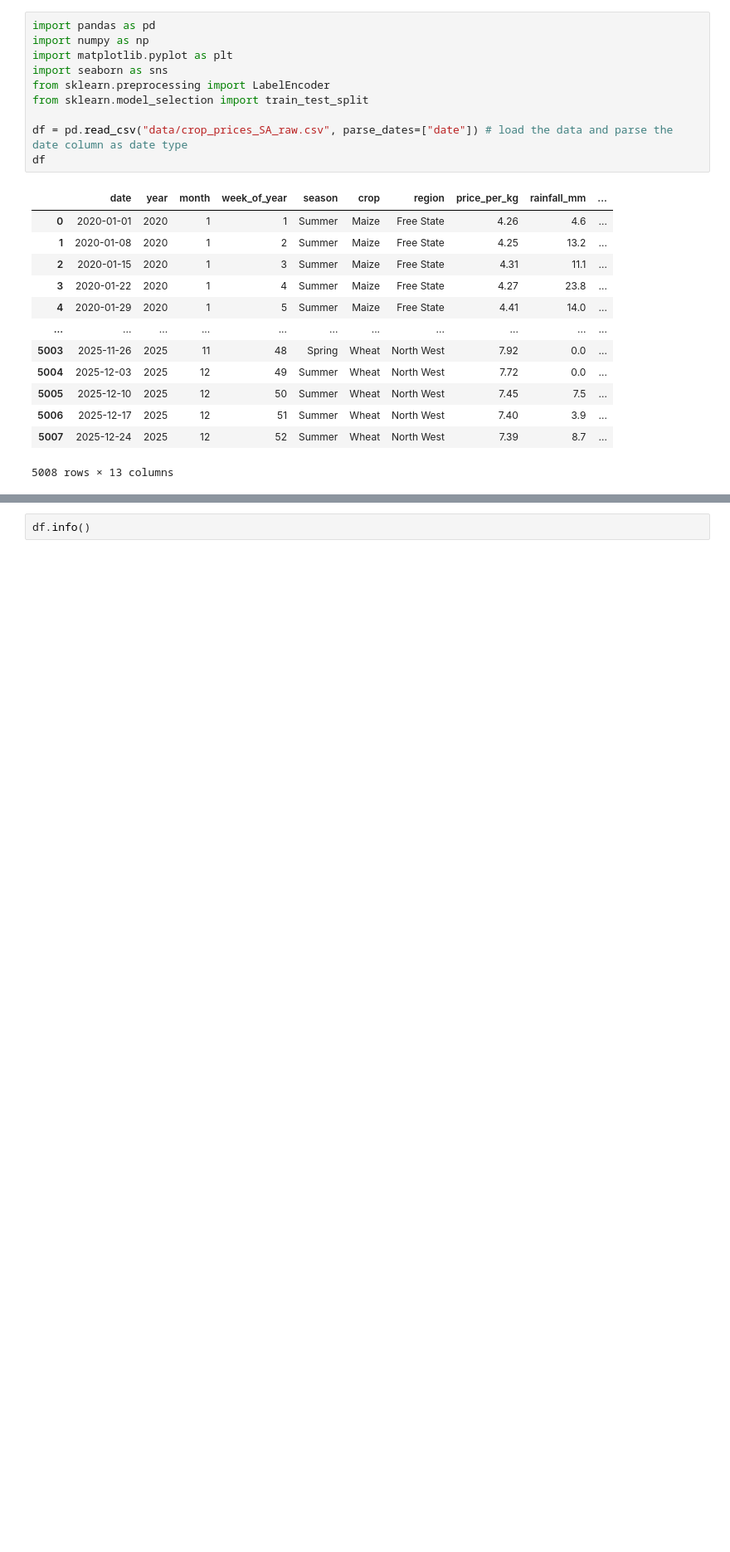
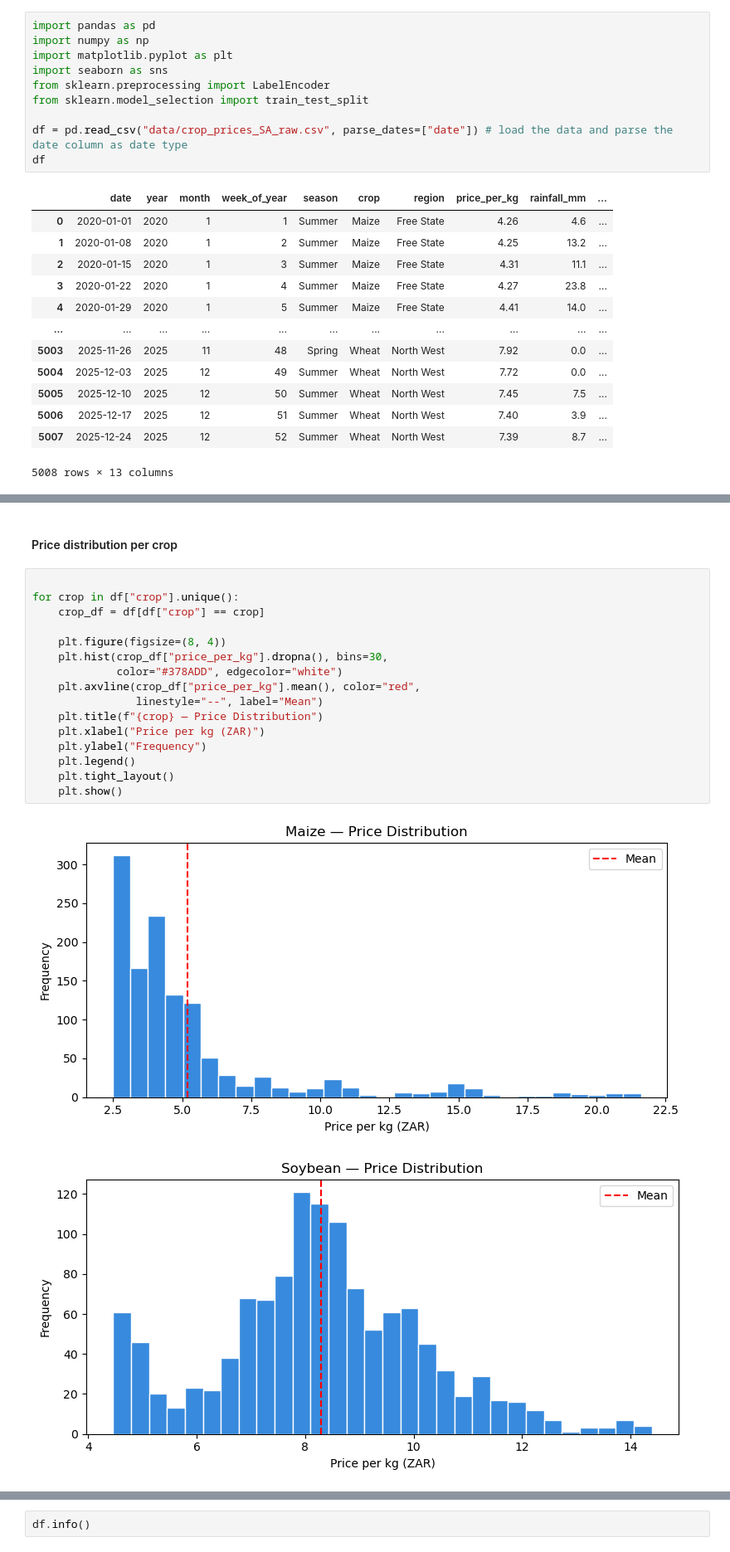
Before and after one commit to MawelelaSS/Crop-Price-Prediction-Model, a Jupyter notebook: train.ipynb, the cells around one changed output, grey strips where cells are left out. Shown at 83% size. Saved outputs shown, nothing was run; the diff lists cells and outputs as text; blank space fills up the shorter version.

```diff
--- a/train.ipynb
+++ b/train.ipynb
@@ -26,0 +100,21 @@ df
+# %% [markdown]
+#### Price distribution per crop
+# %%
+
+for crop in df["crop"].unique():
+    crop_df = df[df["crop"] == crop]
+
+    plt.figure(figsize=(8, 4))
+    plt.hist(crop_df["price_per_kg"].dropna(), bins=30,
+             color="#378ADD", edgecolor="white")
+    plt.axvline(crop_df["price_per_kg"].mean(), color="red",
+                linestyle="--", label="Mean")
+    plt.title(f"{crop} — Price Distribution")
+    plt.xlabel("Price per kg (ZAR)")
+    plt.ylabel("Frequency")
+    plt.legend()
+    plt.tight_layout()
+    plt.show()
+# %% [output]
+[figure, added]
+[figure, added]
```
Also changed, not shown: parts of 19 cells of this notebook.
